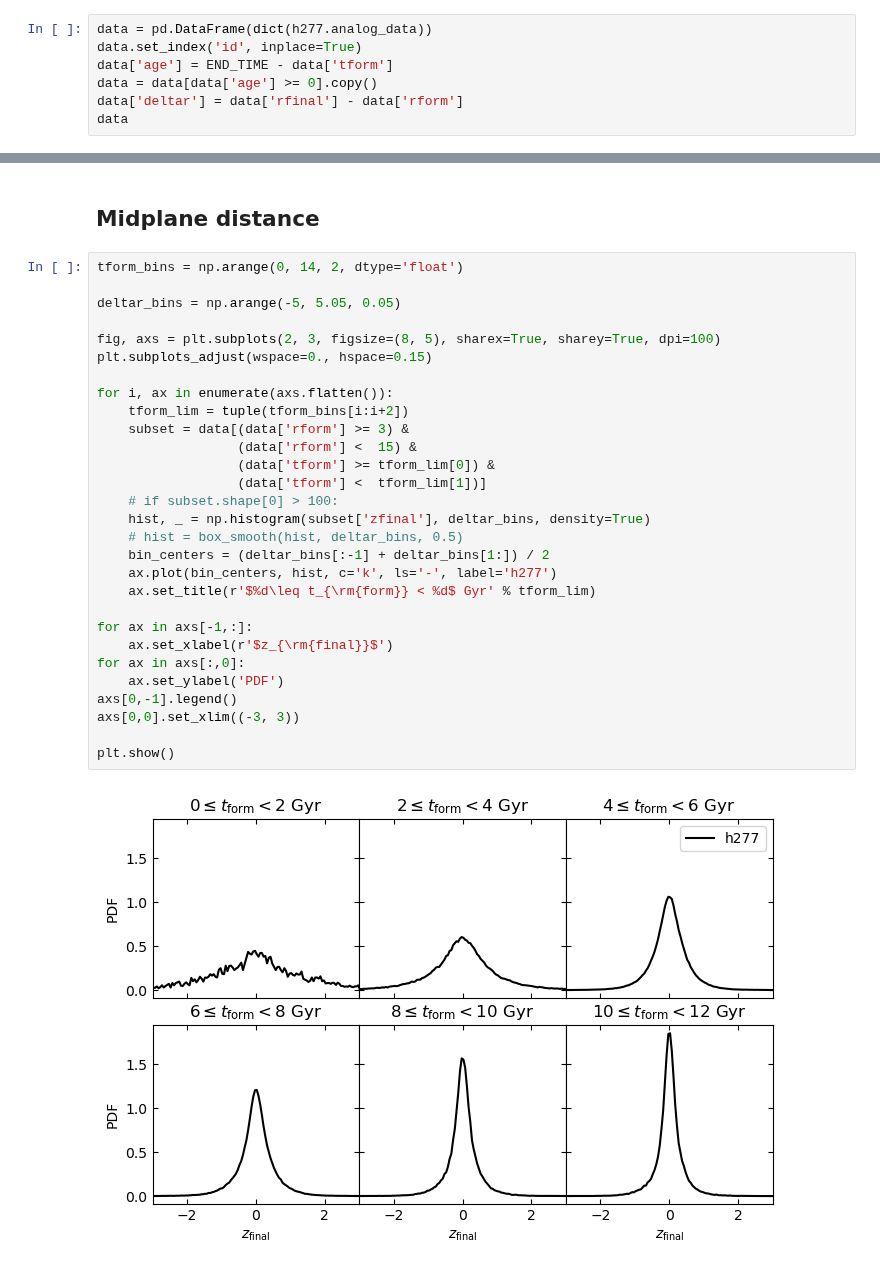
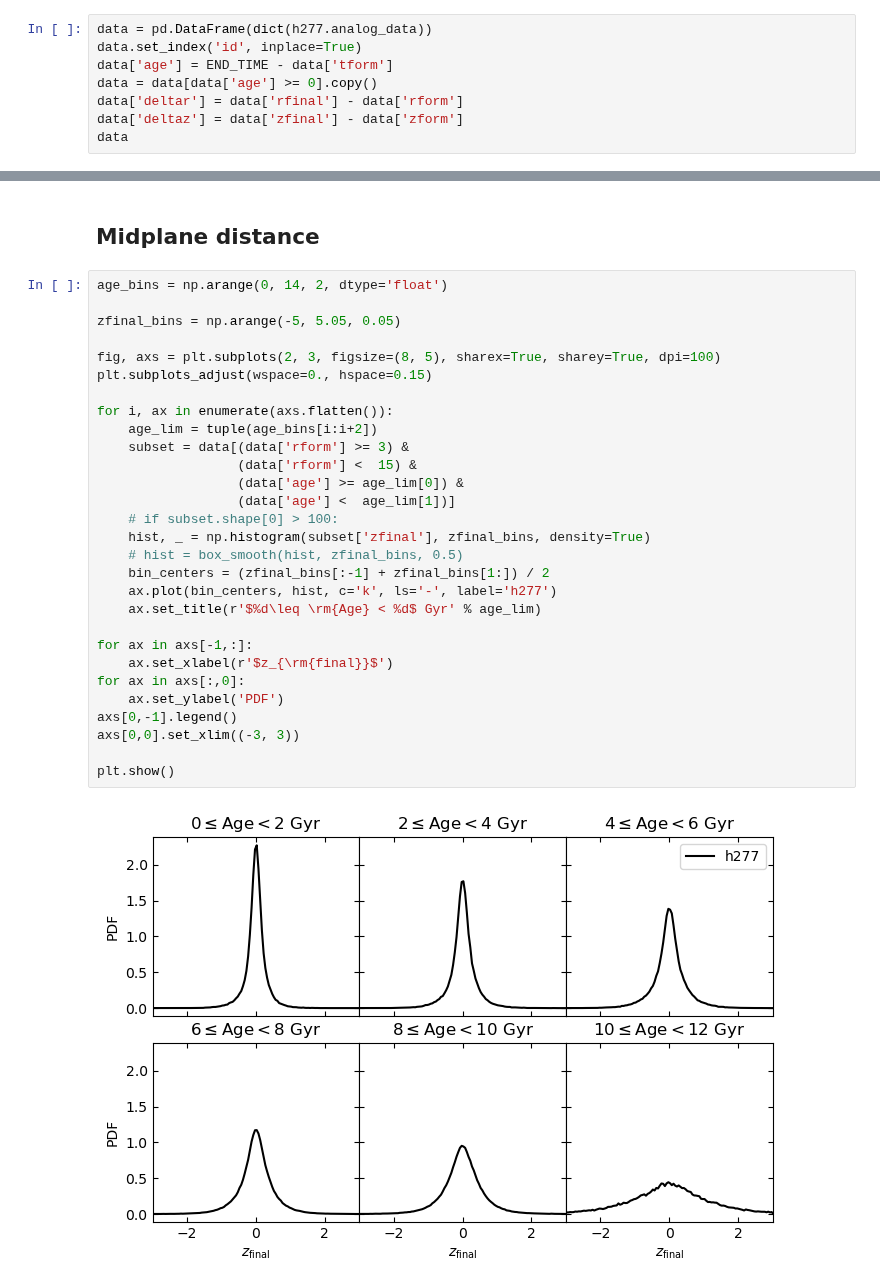
Before and after one commit to lodubay/galactic-dtd, a Jupyter notebook: notebooks/h277_migration.ipynb, the cells around one changed output, grey strips where cells are left out. Cells and saved outputs as stored; diff of their text form.

```diff
--- a/notebooks/h277_migration.ipynb
+++ b/notebooks/h277_migration.ipynb
@@ -32,5 +32,6 @@ data.set_index('id', inplace=True)
 data['age'] = END_TIME - data['tform']
 data = data[data['age'] >= 0].copy()
 data['deltar'] = data['rfinal'] - data['rform']
+data['deltaz'] = data['zfinal'] - data['zform']
 data
 # %% [output]
@@ -462,33 +468,33 @@ plt.show()
 # %% [markdown]
 ## Midplane distance
 # %%
-tform_bins = np.arange(0, 14, 2, dtype='float')
+age_bins = np.arange(0, 14, 2, dtype='float')
 
-deltar_bins = np.arange(-5, 5.05, 0.05)
+zfinal_bins = np.arange(-5, 5.05, 0.05)
 
 fig, axs = plt.subplots(2, 3, figsize=(8, 5), sharex=True, sharey=True, dpi=100)
 plt.subplots_adjust(wspace=0., hspace=0.15)
 
 for i, ax in enumerate(axs.flatten()):
-    tform_lim = tuple(tform_bins[i:i+2])
+    age_lim = tuple(age_bins[i:i+2])
     subset = data[(data['rform'] >= 3) &
                   (data['rform'] <  15) &
-                  (data['tform'] >= tform_lim[0]) &
-                  (data['tform'] <  tform_lim[1])]
+                  (data['age'] >= age_lim[0]) &
+                  (data['age'] <  age_lim[1])]
     # if subset.shape[0] > 100:
-    hist, _ = np.histogram(subset['zfinal'], deltar_bins, density=True)
-    # hist = box_smooth(hist, deltar_bins, 0.5)
-    bin_centers = (deltar_bins[:-1] + deltar_bins[1:]) / 2
+    hist, _ = np.histogram(subset['zfinal'], zfinal_bins, density=True)
+    # hist = box_smooth(hist, zfinal_bins, 0.5)
+    bin_centers = (zfinal_bins[:-1] + zfinal_bins[1:]) / 2
     ax.plot(bin_centers, hist, c='k', ls='-', label='h277')
-    ax.set_title(r'$%d\leq t_{\rm{form}} < %d$ Gyr' % tform_lim)
+    ax.set_title(r'$%d\leq \rm{Age} < %d$ Gyr' % age_lim)
 
 for ax in axs[-1,:]:
     ax.set_xlabel(r'$z_{\rm{final}}$')
 for ax in axs[:,0]:
     ax.set_ylabel('PDF')
 axs[0,-1].legend()
 axs[0,0].set_xlim((-3, 3))
 
 plt.show()
 # %% [output]
-[figure, old version]
+[figure, new version]
```
Also changed, not shown: parts of 22 cells of this notebook.
